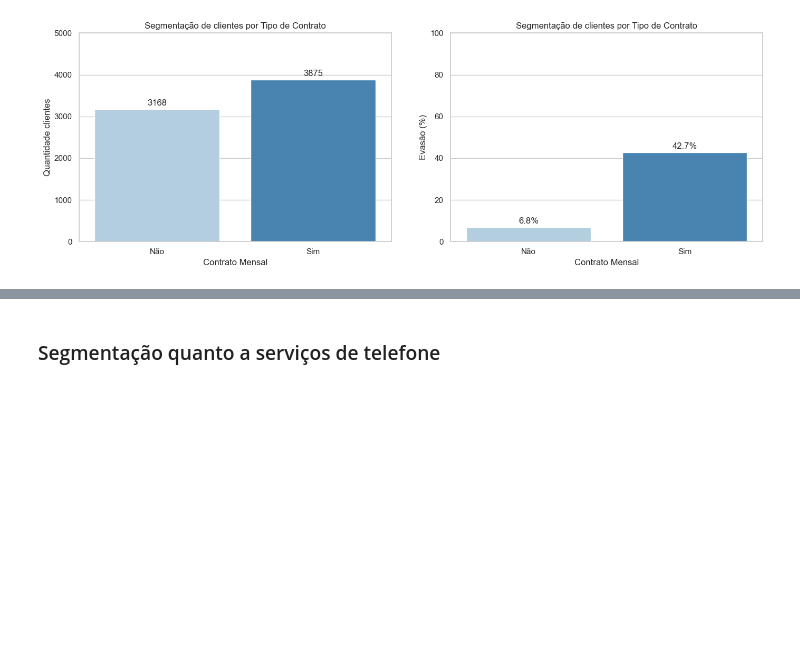
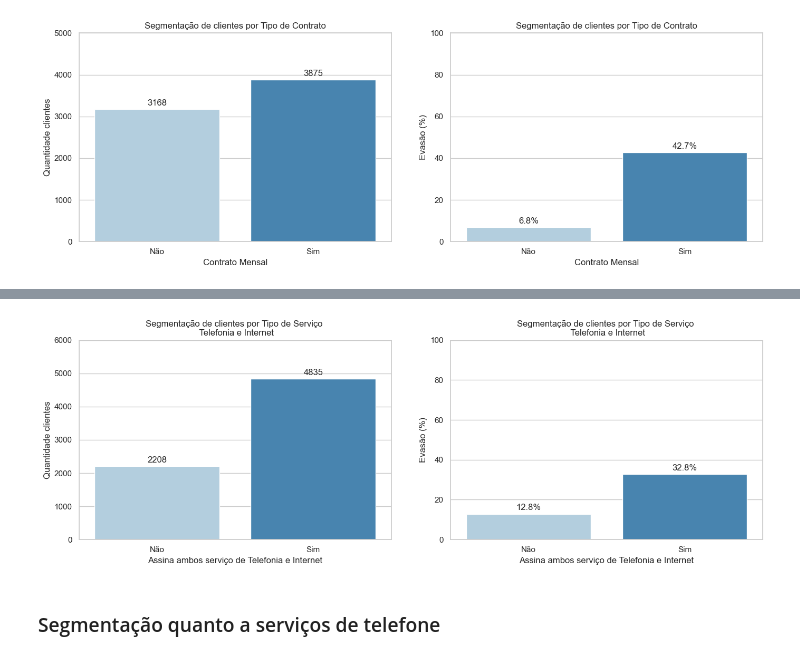
Before and after one commit to jpierre06/challenge2-data-science, a Jupyter notebook: TelecomX_BR.ipynb, the cells around one changed output, grey strips where cells are left out. Saved outputs shown, nothing was run; the diff lists cells and outputs as text; code cells hidden in the pictures; blank space fills up the shorter version.

```diff
--- a/TelecomX_BR.ipynb
+++ b/TelecomX_BR.ipynb
@@ -626,3 +668,7 @@ ta.graf_barra_customer_churn(df, var_categorica='account_Contract_Monthly', titu
+# %%
+ta.graf_barra_customer_churn(df, var_categorica='both_Phone_InternetService', titulo='Segmentação de clientes por Tipo de Serviço \n Telefonia e Internet', x_label='Assina ambos serviço de Telefonia e Internet', y_label1='Quantidade clientes', y_label2='Evasão (%)', converte_bin=True).show()
+# %% [output]
+[figure, added]
 # %% [markdown]
 ### Segmentação quanto a serviços de telefone
 # %% [markdown]
```
Also changed, not shown: parts of 16 cells of this notebook, 1 other file.
